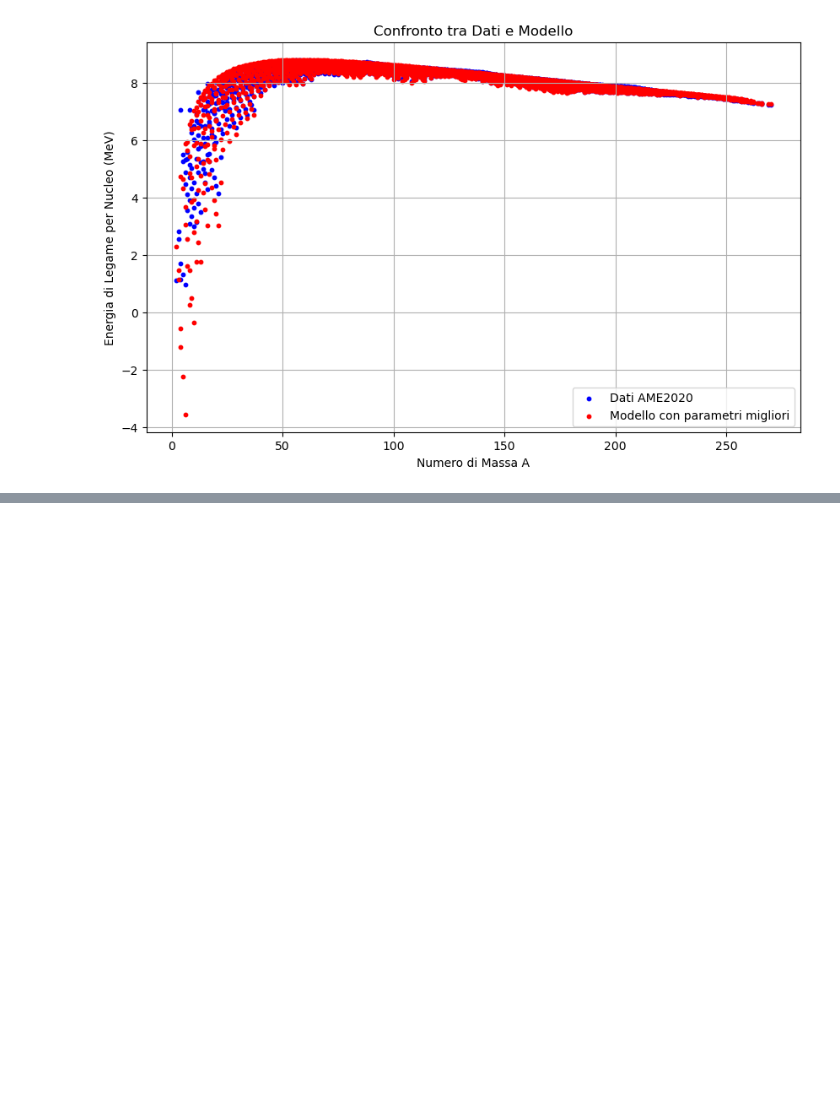
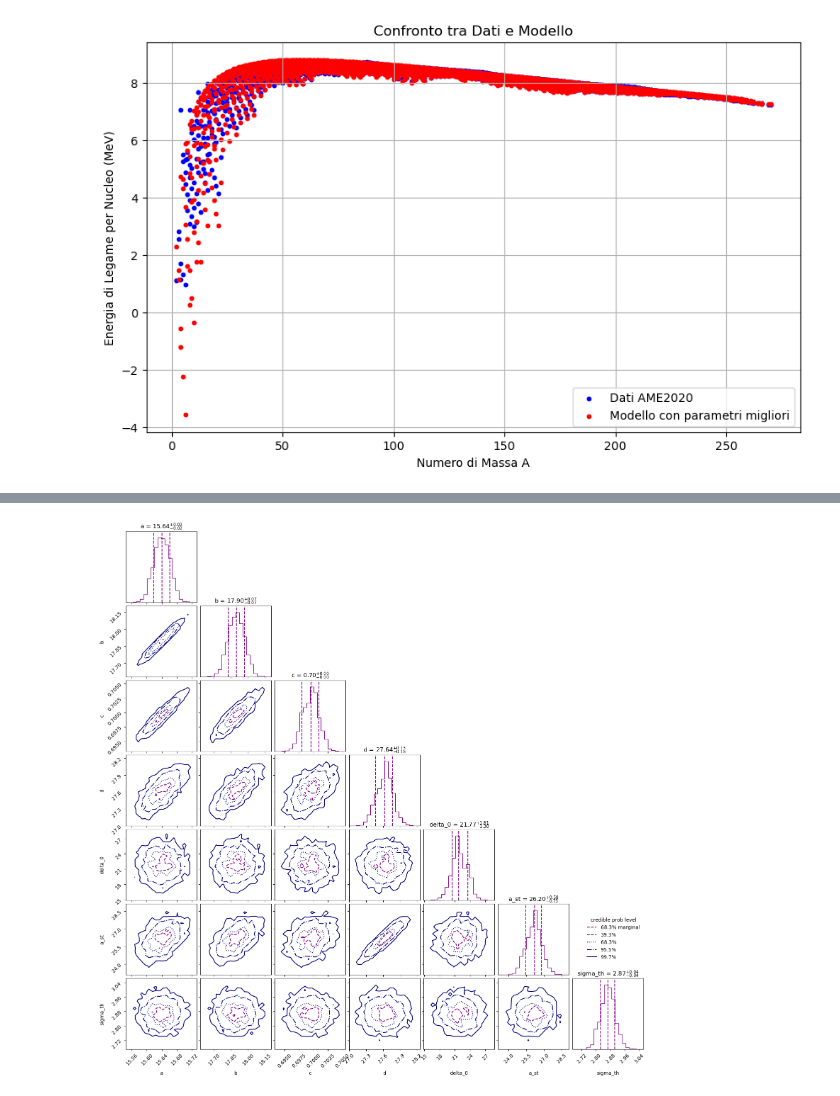
Before and after one commit to maddoc-g/5_masse_nucleari, a Jupyter notebook: masse_nucleari.ipynb, the cells around one changed output, grey strips where cells are left out. Drawn from its saved outputs; the diff is of its cells as text; code cells hidden in the pictures; blank space fills up the shorter version.

```diff
--- a/masse_nucleari.ipynb
+++ b/masse_nucleari.ipynb
@@ -230,0 +312,4 @@ plt.show()
+# %%
+cornerplot_surface = sampler_surface.plot_corner()
+# %% [output]
+[figure, added]
```
Also changed, not shown: parts of 20 cells of this notebook.
